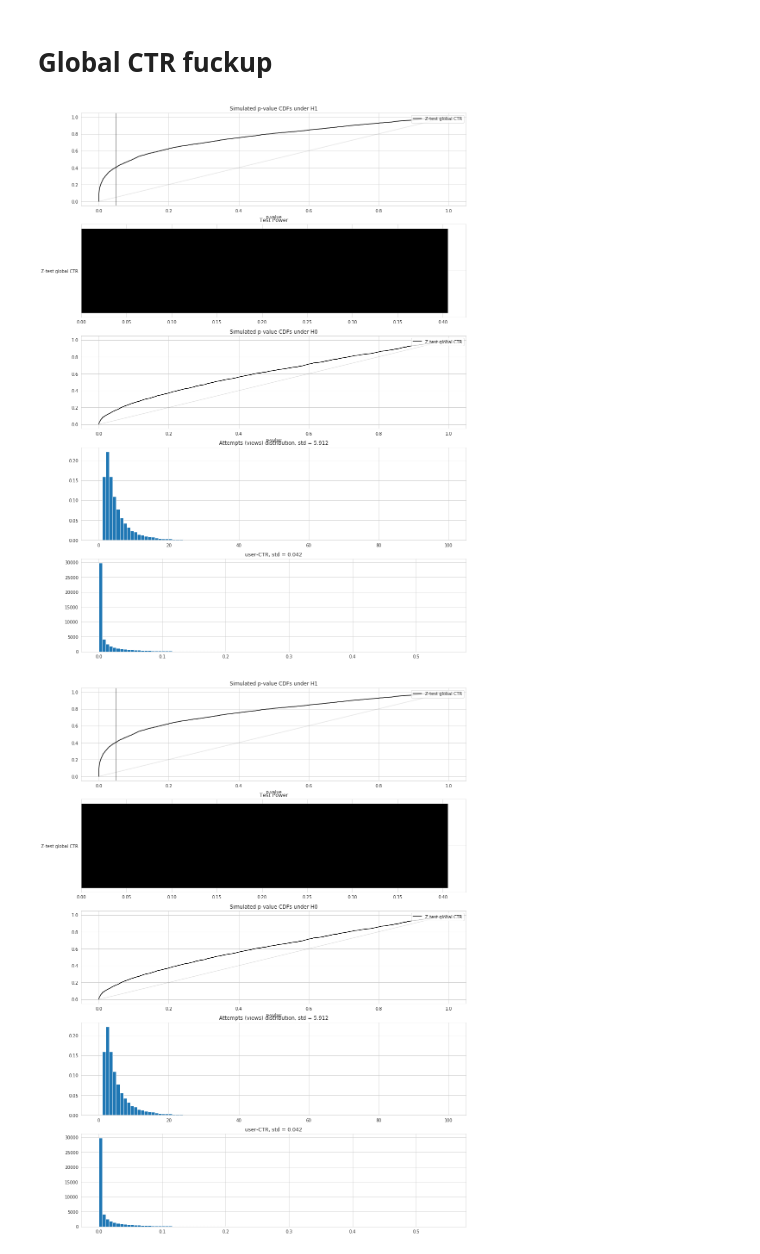
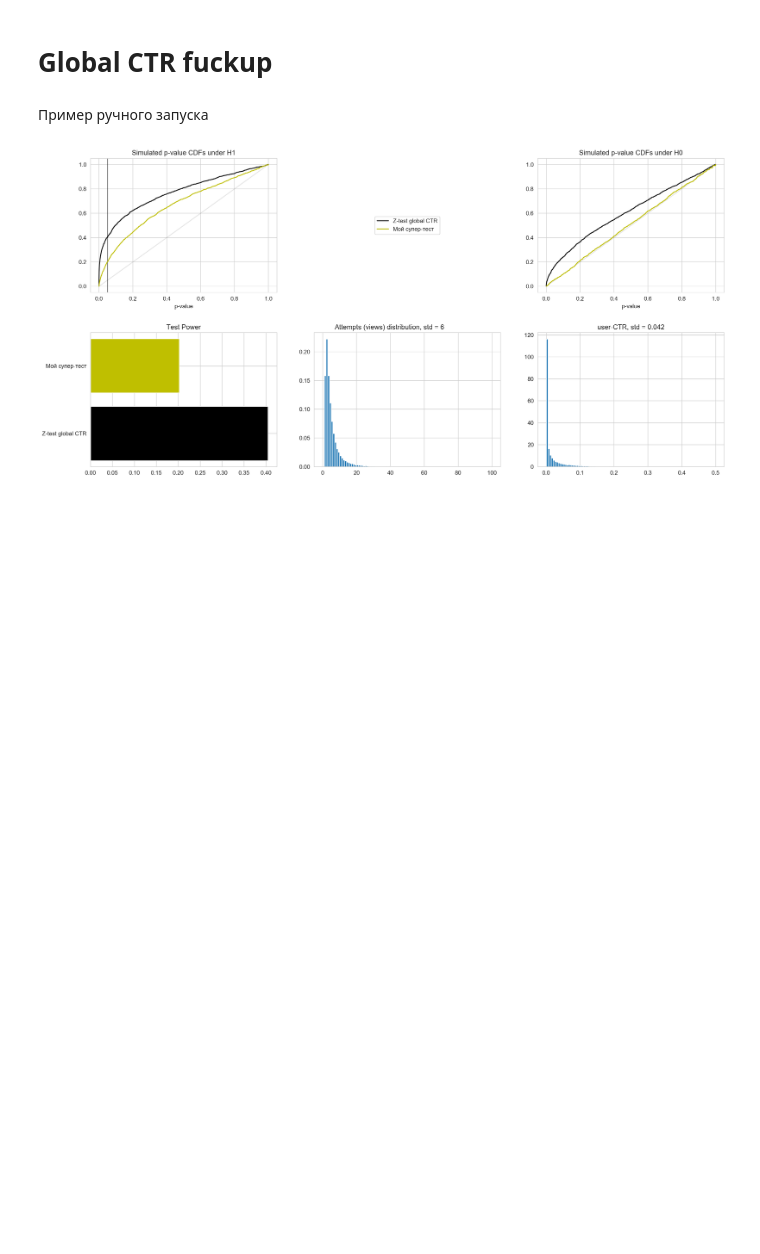
Before and after one commit to marnikitta/stattests, a Jupyter notebook: notebooks/all_experiments.ipynb, the cells around one changed output. Saved outputs shown, nothing was run; the diff lists cells and outputs as text; code cells hidden in the pictures; blank space fills up the shorter version.

```diff
--- a/notebooks/all_experiments.ipynb
+++ b/notebooks/all_experiments.ipynb
@@ -46,16 +59,38 @@ sjdfk
 # %% [markdown]
 # Global CTR fuckup
+# %% [markdown]
+Пример ручного запуска
+# %%
+success_rate = 0.02
+uplift = 0.1
+beta = 10
+N = 5000
+NN = 2000
+skew = 1
+# %%
+ab_params = {'success_rate': success_rate, 'uplift': uplift, 'beta': beta, 'skew': skew, 'N': N, 'NN': NN}
+aa_params = {'success_rate': success_rate, 'uplift': 0.0, 'beta': beta, 'skew': skew, 'N': N, 'NN': NN}
+
+(attempts_0_ab, successes_0_ab), (attempts_1_ab, successes_1_ab), gt_success_rates = generate_data(**ab_params)
+(attempts_0_aa, successes_0_aa), (attempts_1_aa, successes_1_aa), _ = generate_data(**aa_params)
 # %%
 global_ctr_0_ab = successes_0_ab.sum(axis=1) / attempts_0_ab.sum(axis=1)
 global_ctr_1_ab = successes_1_ab.sum(axis=1) / attempts_1_ab.sum(axis=1)
 global_ctr_0_aa = successes_0_aa.sum(axis=1) / attempts_0_aa.sum(axis=1)
 global_ctr_1_aa = successes_1_aa.sum(axis=1) / attempts_1_aa.sum(axis=1)
 
 global_ctr_z_test_ab = proportions_diff_z_test(global_ctr_0_ab, attempts_0_ab.sum(axis=1),
                                                global_ctr_1_ab, attempts_1_ab.sum(axis=1))
 global_ctr_z_test_aa = proportions_diff_z_test(global_ctr_0_aa, attempts_0_aa.sum(axis=1),
                                                global_ctr_1_aa, attempts_1_aa.sum(axis=1))
-plot_summary({'Z-test global CTR': (global_ctr_z_test_ab, global_ctr_z_test_aa, 'k-')}, attempts_0_ab, gt_success_rates)
+
+t_test_ab = t_test(successes_0_ab, successes_1_ab)
+t_test_aa = t_test(successes_0_aa, successes_1_aa)
+
+fig = plot_summary({
+    'Z-test global CTR': (global_ctr_z_test_ab, global_ctr_z_test_aa, 'k-'),
+    'Мой супер-тест': (t_test_ab, t_test_aa, 'y-')
+
+}, attempts_0_ab, gt_success_rates)
 # %% [output]
-[figure, old version]
+[figure, new version]
-[figure, removed]
```
Also changed, not shown: parts of 13 cells of this notebook, 2 other files.
